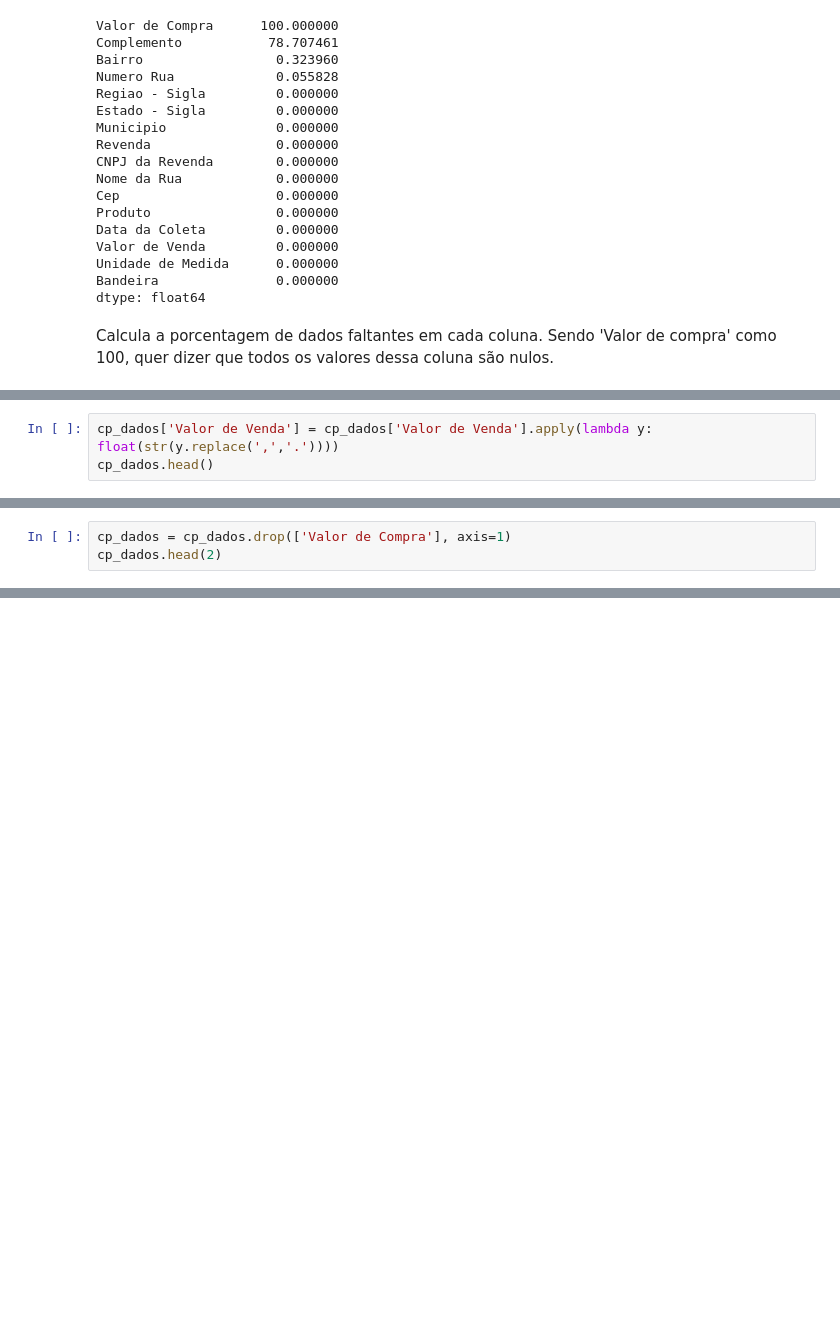
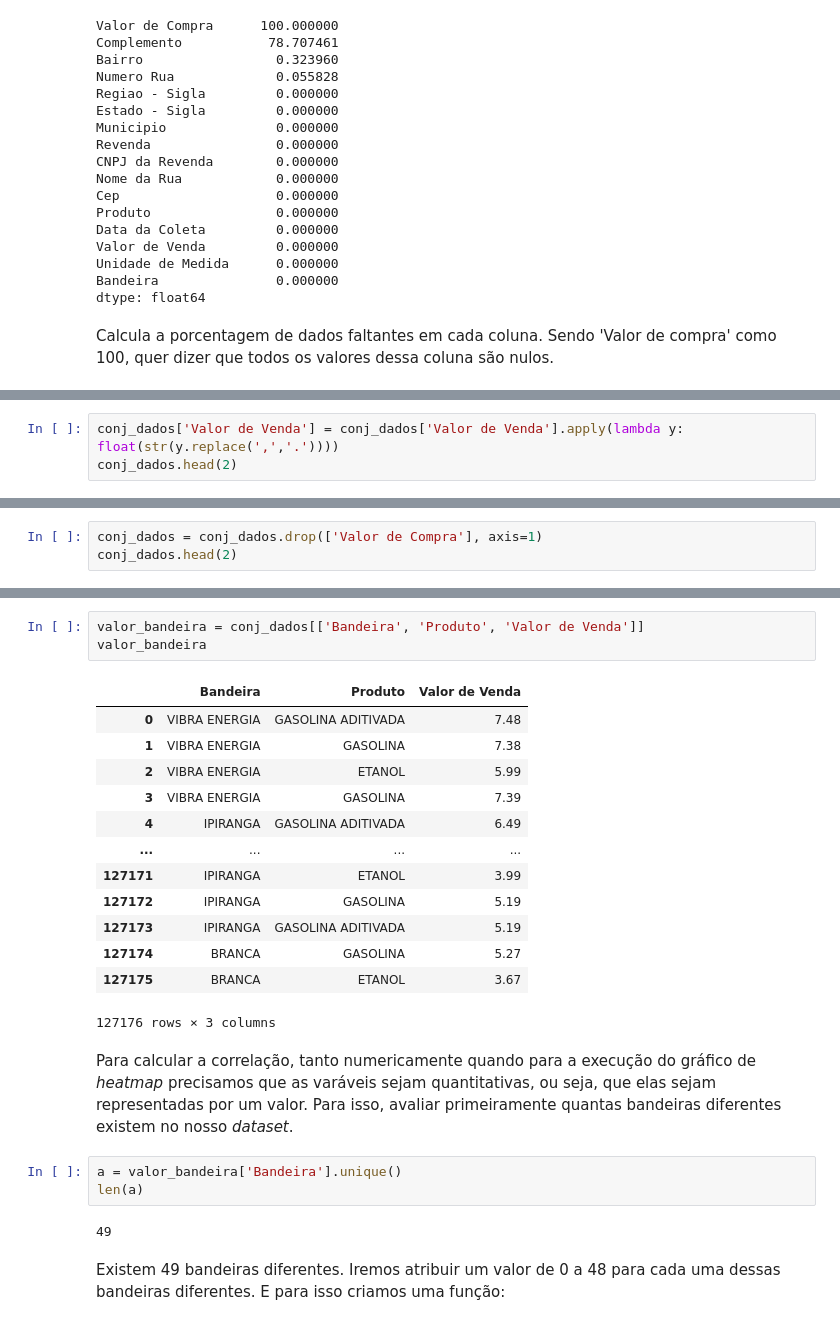
Before and after one commit to amoralles/ProjetoFinal_M4, a Jupyter notebook: ProjetoFinal_M4.ipynb, the cells around one changed output, grey strips where cells are left out. Drawn from its saved outputs; the diff is of its cells as text; blank space fills up the shorter version.

```diff
--- a/ProjetoFinal_M4.ipynb
+++ b/ProjetoFinal_M4.ipynb
@@ -64,6 +55,6 @@ cp_dados.shape[:]
 # %%
-cp_dados['Valor de Venda'] = cp_dados['Valor de Venda'].apply(lambda y: float(str(y.replace(',','.'))))
-cp_dados.head()
+conj_dados['Valor de Venda'] = conj_dados['Valor de Venda'].apply(lambda y: float(str(y.replace(',','.'))))
+conj_dados.head(2)
 # %% [output]
 |  | Regiao - Sigla | Estado - Sigla | Municipio | Revenda | CNPJ da Revenda | Nome da Rua | Numero Rua | ... |
 | 0 | SE | ES | COLATINA | SAO FRANCISCO DE ASSIS COMERCIO D... | 08.519.545/0001-10 | PRACA FIDELIS FERRARI | 35 | ... |
@@ -74,6 +62,6 @@ cp_dados.head()
 # %%
-cp_dados = cp_dados.drop(['Valor de Compra'], axis=1)
-cp_dados.head(2)
+conj_dados = conj_dados.drop(['Valor de Compra'], axis=1)
+conj_dados.head(2)
 # %% [output]
 |  | Regiao - Sigla | Estado - Sigla | Municipio | Revenda | CNPJ da Revenda | Nome da Rua | Numero Rua | ... |
 | 0 | SE | ES | COLATINA | SAO FRANCISCO DE ASSIS COMERCIO D... | 08.519.545/0001-10 | PRACA FIDELIS FERRARI | 35 | ... |
@@ -84,0 +171,26 @@ cp_dados.shape[:]
+# %%
+valor_bandeira = conj_dados[['Bandeira', 'Produto', 'Valor de Venda']]
+valor_bandeira
+# %% [output]
+|  | Bandeira | Produto | Valor de Venda |
+| 0 | VIBRA ENERGIA | GASOLINA ADITIVADA | 7.48 |
+| 1 | VIBRA ENERGIA | GASOLINA | 7.38 |
+| 2 | VIBRA ENERGIA | ETANOL | 5.99 |
+| 3 | VIBRA ENERGIA | GASOLINA | 7.39 |
+| 4 | IPIRANGA | GASOLINA ADITIVADA | 6.49 |
+| ... | ... | ... | ... |
+| 127171 | IPIRANGA | ETANOL | 3.99 |
+| 127172 | IPIRANGA | GASOLINA | 5.19 |
+| 127173 | IPIRANGA | GASOLINA ADITIVADA | 5.19 |
+| 127174 | BRANCA | GASOLINA | 5.27 |
+| 127175 | BRANCA | ETANOL | 3.67 |
+127176 rows × 3 columns
+# %% [markdown]
+Para calcular a correlação, tanto numericamente quando para a execução do gráfico de *heatmap* precisamos que as varáveis sejam quantitativas, ou seja, que elas sejam representadas por um valor. Para isso, avaliar primeiramente quantas bandeiras diferentes existem no nosso *dataset*.
+# %%
+a = valor_bandeira['Bandeira'].unique()
+len(a)
+# %% [output]
+49
+# %% [markdown]
+Existem 49 bandeiras diferentes. Iremos atribuir um valor de 0 a 48 para cada uma dessas bandeiras diferentes. E para isso criamos uma função:
```
Also changed, not shown: parts of 44 cells of this notebook.
